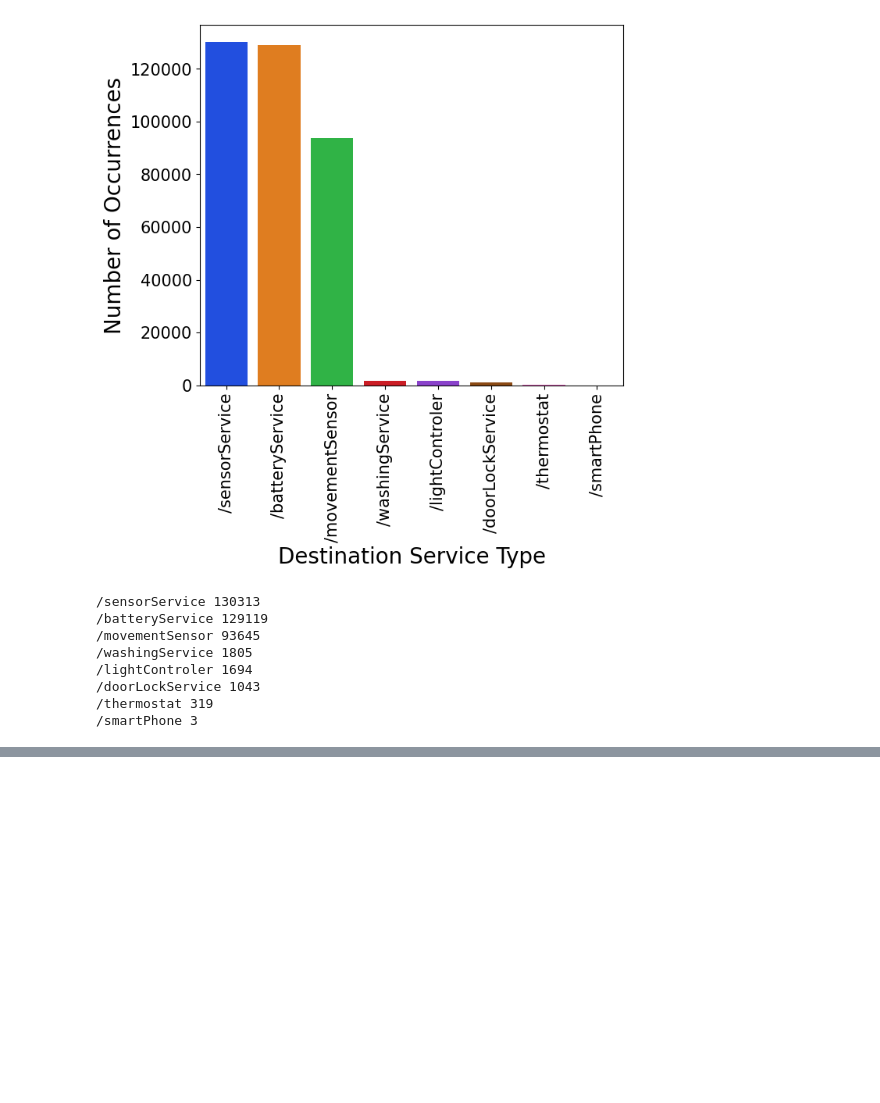
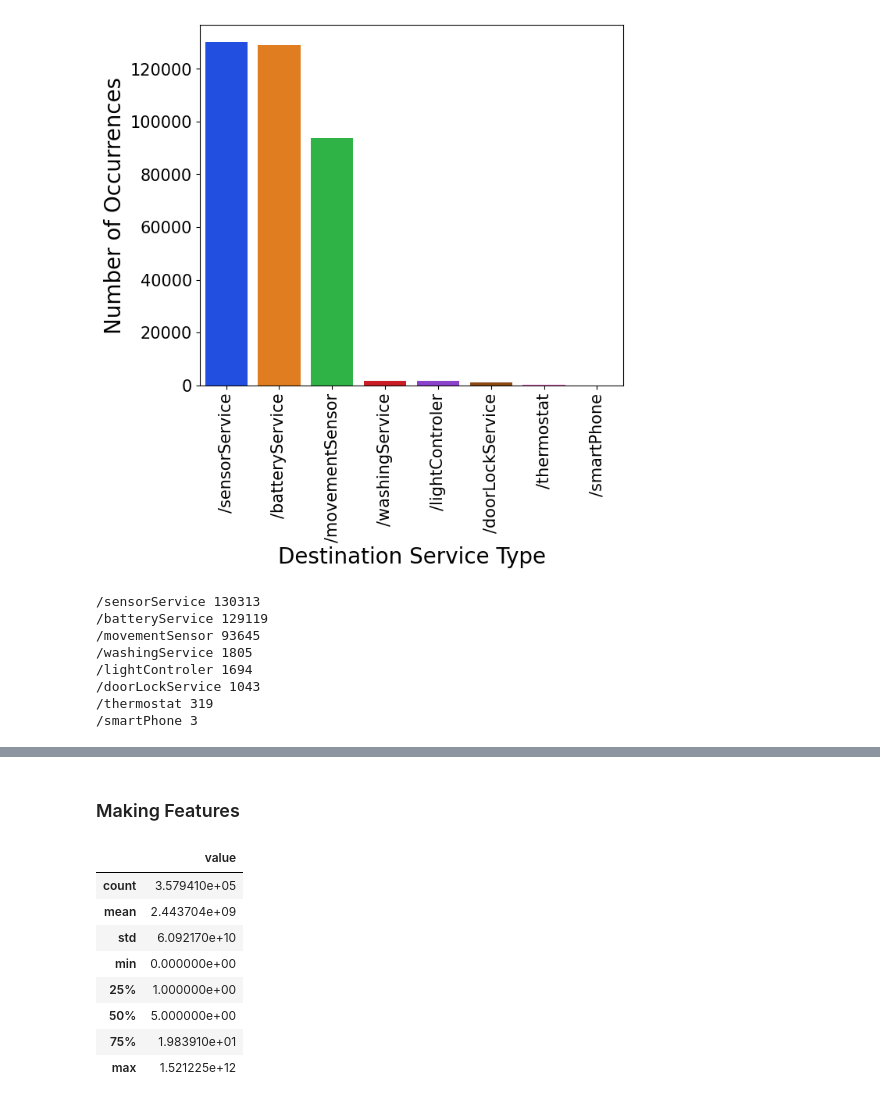
Before and after one commit to Gsuyash20/AnomalyDetect, a Jupyter notebook: Untitled.ipynb, the cells around one changed output, grey strips where cells are left out. Cells and saved outputs as stored; diff of their text form; code cells hidden in the pictures; blank space fills up the shorter version.

```diff
--- a/Untitled.ipynb
+++ b/Untitled.ipynb
@@ -312,0 +387,16 @@ for i,j in zip(dest_type_count.index,dest_type_count.values):
+# %% [markdown]
+### Making Features
+# %%
+data = data.drop('timestamp',axis=1)
+# %%
+data.describe()
+# %% [output]
+|  | value |
+| count | 3.579410e+05 |
+| mean | 2.443704e+09 |
+| std | 6.092170e+10 |
+| min | 0.000000e+00 |
+| 25% | 1.000000e+00 |
+| 50% | 5.000000e+00 |
+| 75% | 1.983910e+01 |
+| max | 1.521225e+12 |
```
Also changed, not shown: parts of 6 cells of this notebook.
